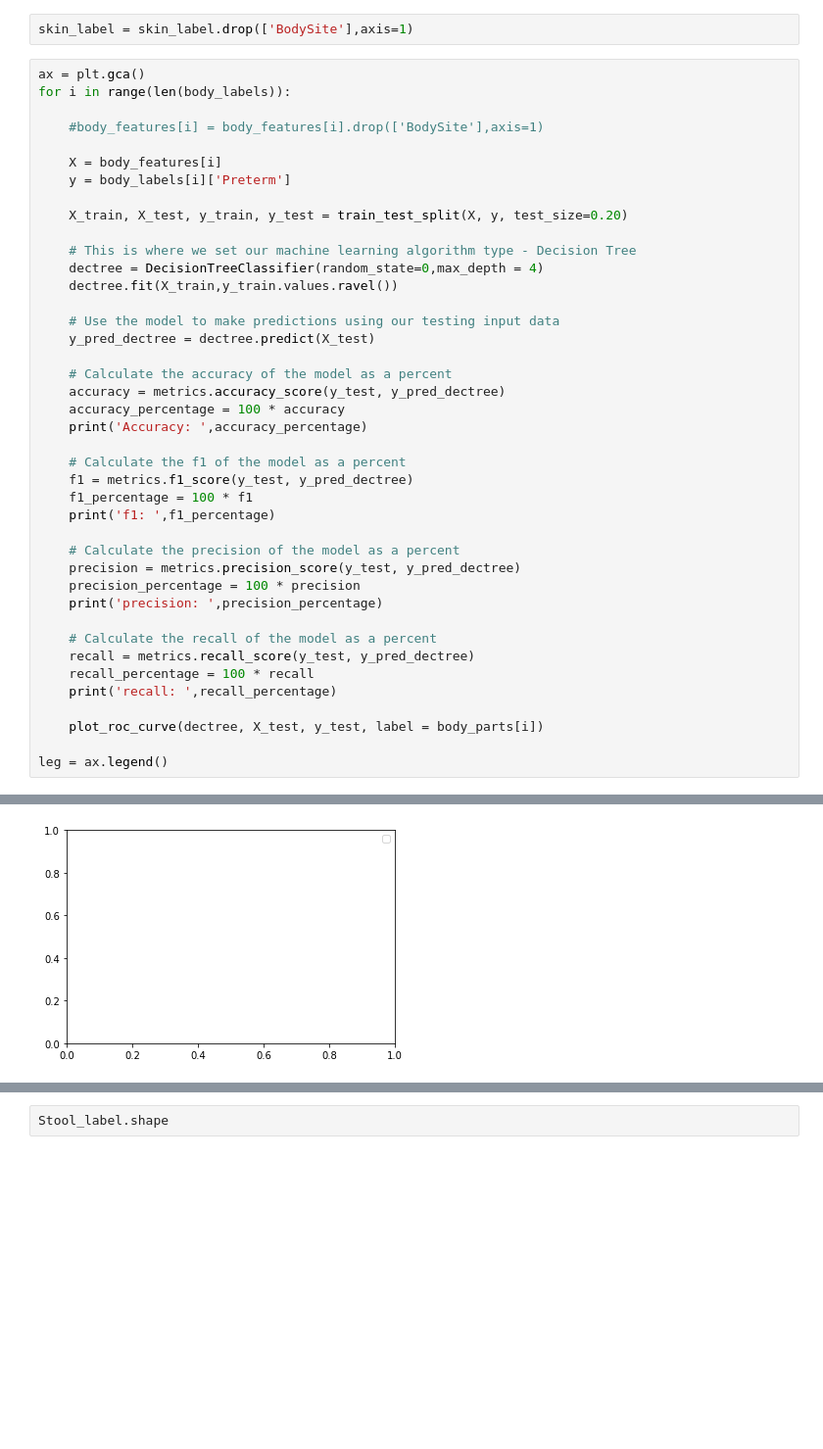
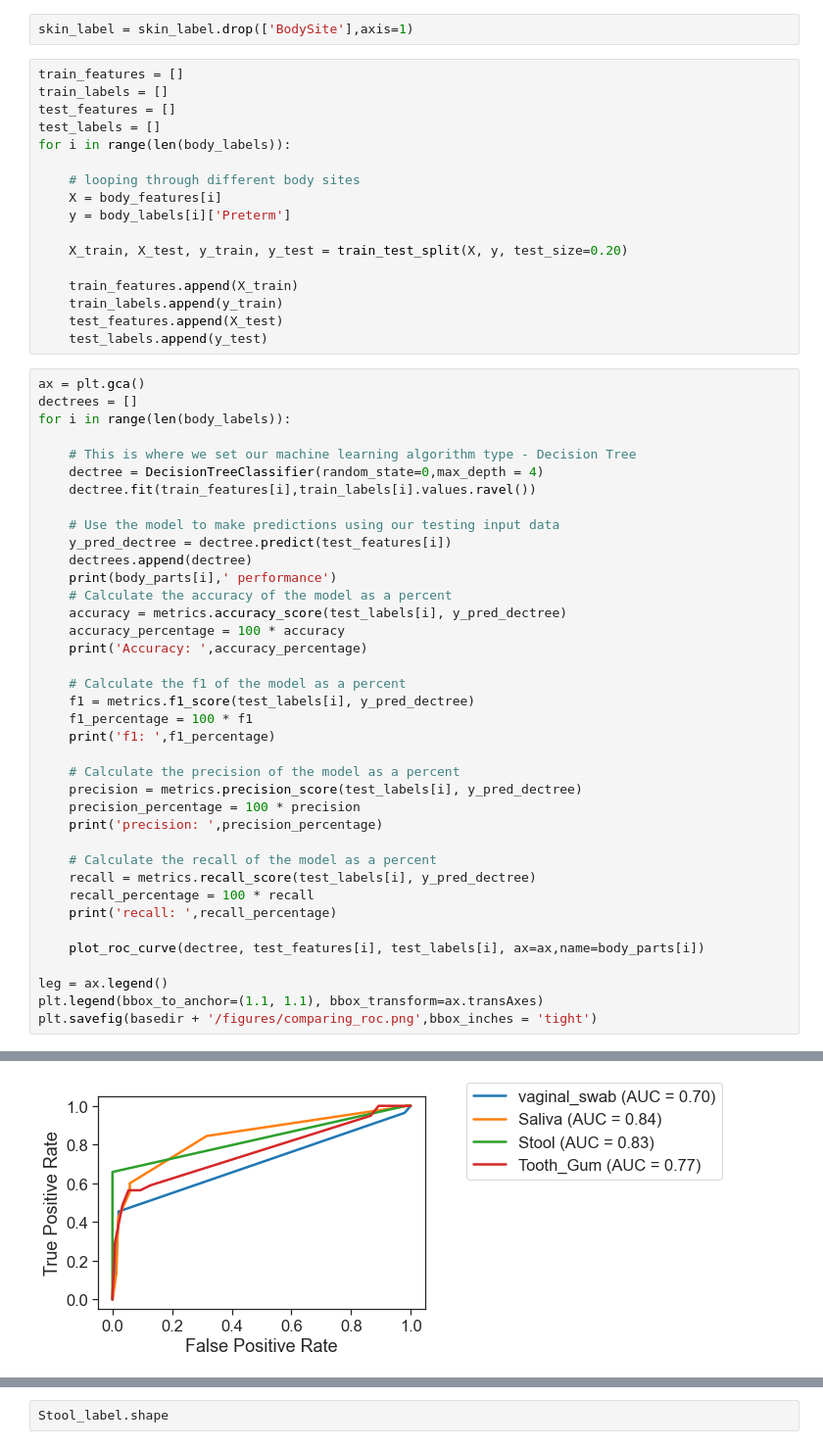
Before and after one commit to annabelng/microbiome, a Jupyter notebook: Training.ipynb, the cells around one changed output, grey strips where cells are left out. Shown at 98% size. Cells and saved outputs as stored; diff of their text form; blank space fills up the shorter version.

```diff
--- a/Training.ipynb
+++ b/Training.ipynb
@@ -202,44 +219,58 @@ body_parts = ['vagina','Cord Blood','Saliva','Stool','Tooth and Gum','Urine']
 # %%
 skin_label = skin_label.drop(['BodySite'],axis=1)
+# %%
+train_features = []
+train_labels = []
+test_features = []
+test_labels = []
+for i in range(len(body_labels)):
+
+    # looping through different body sites
+    X = body_features[i]
+    y = body_labels[i]['Preterm']
+
+    X_train, X_test, y_train, y_test = train_test_split(X, y, test_size=0.20)
+
+    train_features.append(X_train)
+    train_labels.append(y_train)
+    test_features.append(X_test)
+    test_labels.append(y_test)
 # %%
 ax = plt.gca()
+dectrees = []
 for i in range(len(body_labels)):
-
-    #body_features[i] = body_features[i].drop(['BodySite'],axis=1)
-
-    X = body_features[i]
-    y = body_labels[i]['Preterm']
-
-    X_train, X_test, y_train, y_test = train_test_split(X, y, test_size=0.20)
 
     # This is where we set our machine learning algorithm type - Decision Tree
     dectree = DecisionTreeClassifier(random_state=0,max_depth = 4)
-    dectree.fit(X_train,y_train.values.ravel())
+    dectree.fit(train_features[i],train_labels[i].values.ravel())
 
     # Use the model to make predictions using our testing input data
-    y_pred_dectree = dectree.predict(X_test)
-
+    y_pred_dectree = dectree.predict(test_features[i])
+    dectrees.append(dectree)
+    print(body_parts[i],' performance')
     # Calculate the accuracy of the model as a percent
-    accuracy = metrics.accuracy_score(y_test, y_pred_dectree)
+    accuracy = metrics.accuracy_score(test_labels[i], y_pred_dectree)
     accuracy_percentage = 100 * accuracy
     print('Accuracy: ',accuracy_percentage)
 
     # Calculate the f1 of the model as a percent
-    f1 = metrics.f1_score(y_test, y_pred_dectree)
+    f1 = metrics.f1_score(test_labels[i], y_pred_dectree)
     f1_percentage = 100 * f1
     print('f1: ',f1_percentage)
 
     # Calculate the precision of the model as a percent
-    precision = metrics.precision_score(y_test, y_pred_dectree)
+    precision = metrics.precision_score(test_labels[i], y_pred_dectree)
     precision_percentage = 100 * precision
     print('precision: ',precision_percentage)
 
     # Calculate the recall of the model as a percent
-    recall = metrics.recall_score(y_test, y_pred_dectree)
+    recall = metrics.recall_score(test_labels[i], y_pred_dectree)
     recall_percentage = 100 * recall
     print('recall: ',recall_percentage)
 
-    plot_roc_curve(dectree, X_test, y_test, label = body_parts[i])
+    plot_roc_curve(dectree, test_features[i], test_labels[i], ax=ax,name=body_parts[i])
 
 leg = ax.legend()
+plt.legend(bbox_to_anchor=(1.1, 1.1), bbox_transform=ax.transAxes)
+plt.savefig(basedir + '/figures/comparing_roc.png',bbox_inches = 'tight')
 # %% [output]
@@ -264 +297 @@ No handles with labels found to put in legend.
-[figure, old version]
+[figure, new version]
```
Also changed, not shown: parts of 9 cells of this notebook, 10 other files.
